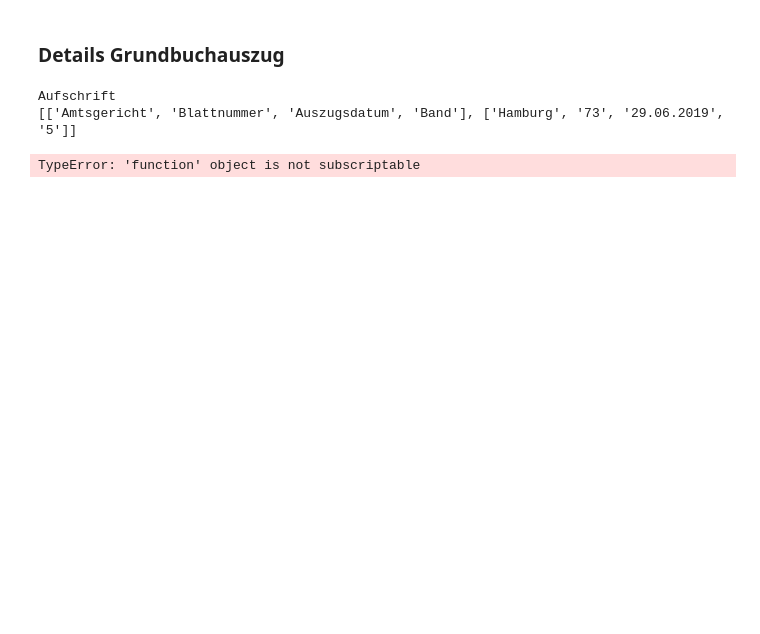
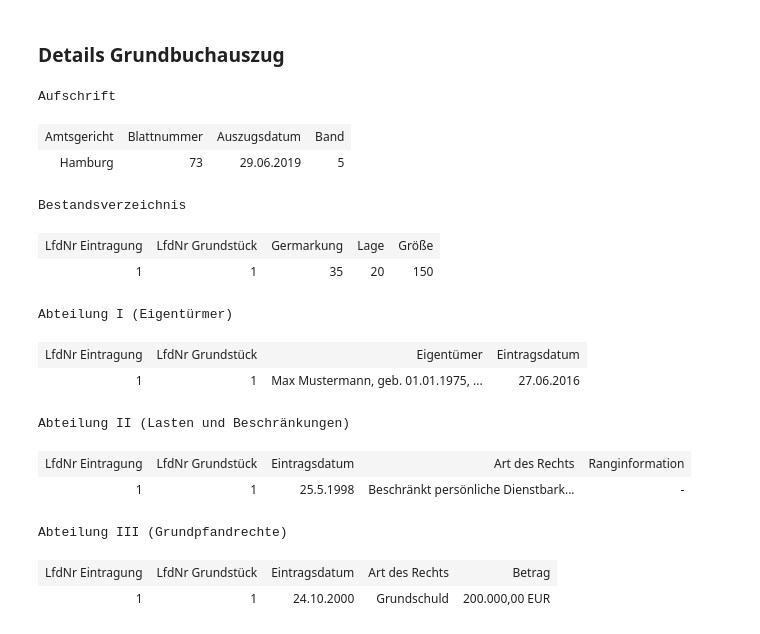
Before and after one commit to patrickzeb/Digitale-Auftragsverarbeitung, a Jupyter notebook: workflow.ipynb, the cells around one changed output. Cells and saved outputs as stored; diff of their text form; code cells hidden in the pictures; blank space fills up the shorter version.

```diff
--- a/workflow.ipynb
+++ b/workflow.ipynb
@@ -193,43 +174,56 @@ show_ampel(1 if complete else 3)
 # %%
 from IPython.display import HTML, display
 from app.extract.information import extract_grundbuchauszug
 
-print("Aufschrift")
-display(HTML(
-   '<table><tr>{}</tr></table>'.format(
+if dropdownA.value == "Dinglich":
+    print("Aufschrift")
+    display(HTML(
+    '<table><tr>{}</tr></table>'.format(
        '</tr><tr>'.join(
            '<td>{}</td>'.format('</td><td>'.join(str(_) for _ in row)) for row in extract_grundbuchauszug()[0])
        )
-))
-print("Bestandsverzeichnis")
-display(HTML(
-   '<table><tr>{}</tr></table>'.format(
+    ))
+    print("Bestandsverzeichnis")
+    display(HTML(
+    '<table><tr>{}</tr></table>'.format(
        '</tr><tr>'.join(
            '<td>{}</td>'.format('</td><td>'.join(str(_) for _ in row)) for row in extract_grundbuchauszug()[1])
        )
-))
-print("Abteilung I (Eigentürmer)")
-display(HTML(
+    ))
+    print("Abteilung I (Eigentürmer)")
+    display(HTML(
    '<table><tr>{}</tr></table>'.format(
        '</tr><tr>'.join(
            '<td>{}</td>'.format('</td><td>'.join(str(_) for _ in row)) for row in extract_grundbuchauszug()[2])
        )
-))
-print("Abteilung II (Lasten und Beschränkungen)")
-display(HTML(
+    ))
+    print("Abteilung II (Lasten und Beschränkungen)")
+    display(HTML(
    '<table><tr>{}</tr></table>'.format(
        '</tr><tr>'.join(
            '<td>{}</td>'.format('</td><td>'.join(str(_) for _ in row)) for row in extract_grundbuchauszug()[3])
        )
-))
-print("Abteilung III (Grundpfandrechte)")
-display(HTML(
-   '<table><tr>{}</tr></table>'.format(
+    ))
+    print("Abteilung III (Grundpfandrechte)")
+    display(HTML(
+    '<table><tr>{}</tr></table>'.format(
        '</tr><tr>'.join(
            '<td>{}</td>'.format('</td><td>'.join(str(_) for _ in row)) for row in extract_grundbuchauszug()[4])
        )
-))
+    ))
 # %% [output]
 Aufschrift
-[['Amtsgericht', 'Blattnummer', 'Auszugsdatum', 'Band'], ['Hamburg', '73', '29.06.2019', '5']]
+| Amtsgericht | Blattnummer | Auszugsdatum | Band |
+| Hamburg | 73 | 29.06.2019 | 5 |
-TypeError: 'function' object is not subscriptable
+Bestandsverzeichnis
+| LfdNr Eintragung | LfdNr Grundstück | Germarkung | Lage | Größe |
+| 1 | 1 | 35 | 20 | 150 |
+Abteilung I (Eigentürmer)
+| LfdNr Eintragung | LfdNr Grundstück | Eigentümer | Eintragsdatum |
+| 1 | 1 | Max Mustermann, geb. 01.01.1975, ... | 27.06.2016 |
+Abteilung II (Lasten und Beschränkungen)
+| LfdNr Eintragung | LfdNr Grundstück | Eintragsdatum | Art des Rechts | Ranginformation |
+| 1 | 1 | 25.5.1998 | Beschränkt persönliche Dienstbark... | - |
+Abteilung III (Grundpfandrechte)
+| LfdNr Eintragung | LfdNr Grundstück | Eintragsdatum | Art des Rechts | Betrag |
+| 1 | 1 | 24.10.2000 | Grundschuld | 200.000,00 EUR |
```
Also changed, not shown: parts of 8 cells of this notebook, 4 other files.
